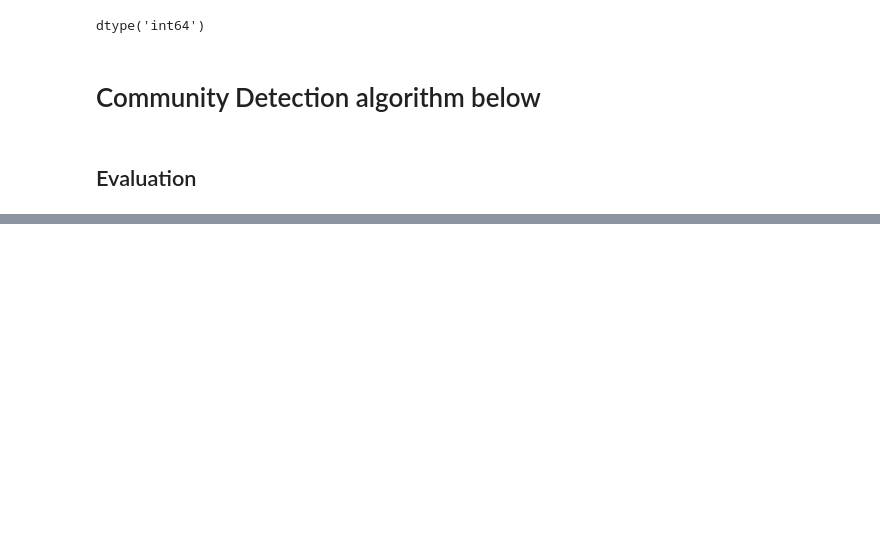
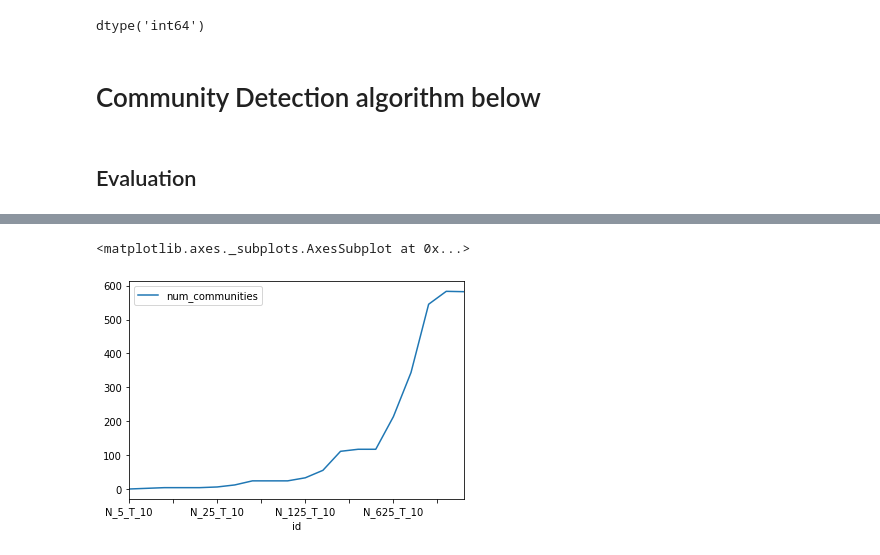
Before and after one commit to Soumithri/Thesis, a Jupyter notebook: notebooks/code.ipynb, the cells around one changed output, grey strips where cells are left out. Saved outputs shown, nothing was run; the diff lists cells and outputs as text; code cells hidden in the pictures; blank space fills up the shorter version.

```diff
--- a/notebooks/code.ipynb
+++ b/notebooks/code.ipynb
@@ -802,2 +311,0 @@ from cdlib import algorithms
-# %%
-coms = algorithms.walktrap(you_graph)
@@ -868,0 +473,10 @@ See the caveats in the documentation: http://pandas.pydata.org/pandas-docs/stabl
+# %%
+evaluation_scores = {}
+#total_nodes = you_new_graph.number_of_nodes()
+#num_nodes = [5**i for i in range(1, total_nodes) if 5**i < 100000]
+num_nodes = [5, 25, 125, 625]
+you_new_topic_vec_df = pd.read_csv(FINAL_TOPIC_FRAME, index_col='userid')
+you_new_twitter_rank_df = pd.read_csv(TWITTER_RANK_FILE, index_col='Unnamed: 0')
+you_new_adjancency_matrix_df = get_adjancency_df(you_new_graph)
+print(num_nodes)
+threshold_range = [10, 25, 50, 75, 100]
@@ -868,0 +540,12 @@ See the caveats in the documentation: http://pandas.pydata.org/pandas-docs/stabl
+# %%
+columns = ['num_communities', 'min_conductance', 'max_conductance','avg_conductance', 'min_tpr',
+           'max_tpr', 'avg_tpr', 'asymptotic_surprise', 'significance']
+
+plot_df = pd.DataFrame(columns=columns)
+
+for k, v in evaluation_scores.items():
+    plot_df.loc[k] = [v.get('num_communities'),
+                      v.get('min_conductance'),
+                      v.get('max_conductance'),
+                      v.get('avg_conductance'), v.get('min_tpr'), v.get('max_tpr'),
+                      v.get('avg_tpr'), v.get('asymptotic_surprise'), v.get('significance')]
@@ -868,0 +572,8 @@ See the caveats in the documentation: http://pandas.pydata.org/pandas-docs/stabl
+# %%
+threshold_range = [10, 25, 50, 75, 100]
+plot_df['id'] = ['N_{}_T_{}'.format(i, t) for i in num_nodes for t in threshold_range]
+# %%
+plot_df.plot(x='id', y='num_communities')
+# %% [output]
+<matplotlib.axes._subplots.AxesSubplot at 0x...>
+[figure, added]
```
Also changed, not shown: parts of 88 cells of this notebook, 21 other files.
